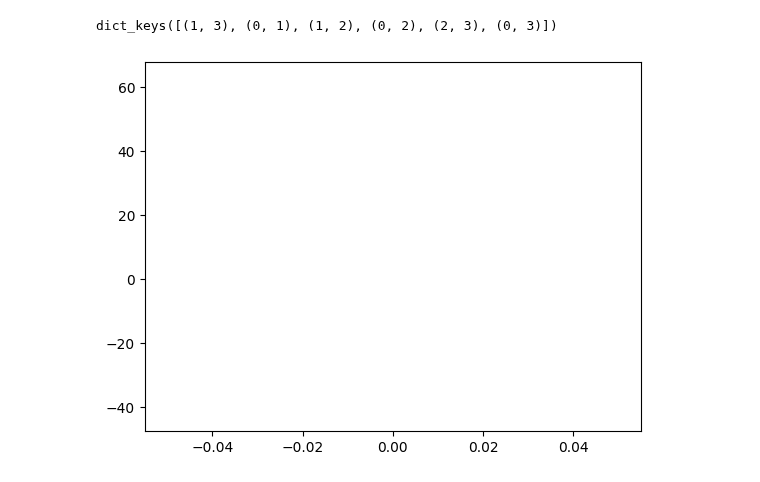
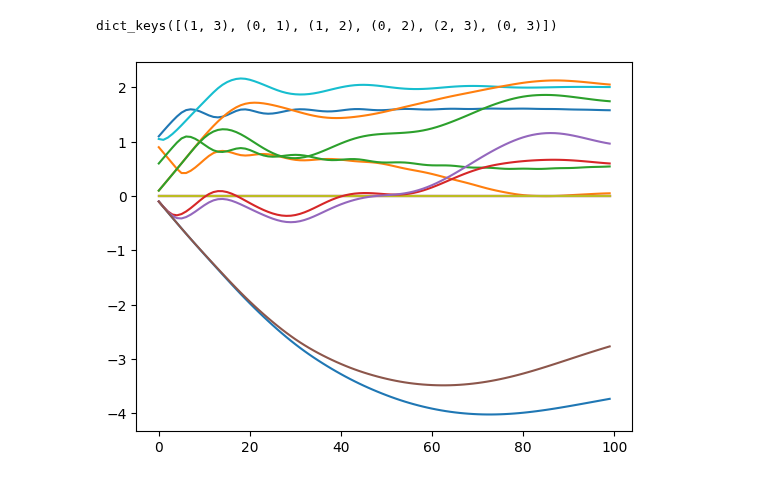
Before and after one commit to felixlaplante/jmstate, a Jupyter notebook: paquid-test.ipynb, the cells around one changed output. Saved outputs shown, nothing was run; the diff lists cells and outputs as text; code cells hidden in the pictures.

```diff
--- a/paquid-test.ipynb
+++ b/paquid-test.ipynb
@@ -135,30 +135,21 @@ data = ModelData(None, t, y, trajectories, c)
 # %%
 model = MultiStateJointModel(model_design, init_params)
 metrics = model.do(
     data,
     jobs=[
-        jmstate.jobs.DeterministicFit(torch.optim.LBFGS),
+        jmstate.jobs.DeterministicFit(torch.optim.Adam, lr=.1),
         jmstate.jobs.LogParamsHistory(),
         jmstate.jobs.GradStop()
     ],
-    max_iterations=100
-)
-metrics = model.do(
-    data,
-    jobs=[
-        jmstate.jobs.RandomFit(torch.optim.Rprop),
-        jmstate.jobs.LogParamsHistory(),
-        jmstate.jobs.GradStop()
-    ],
-    n_chains=10
+    max_iterations=1000
 )
 
 
 
 plt.plot(torch.cat([p.as_flat_tensor[None] for p in metrics], dim=0))
 plt.show()
 # %% [output]
-[figure, old version]
+[figure, new version]
 # %%
 print(model.params_)
 # %% [output]
```
Also changed, not shown: parts of 2 cells of this notebook, 1 other file.
